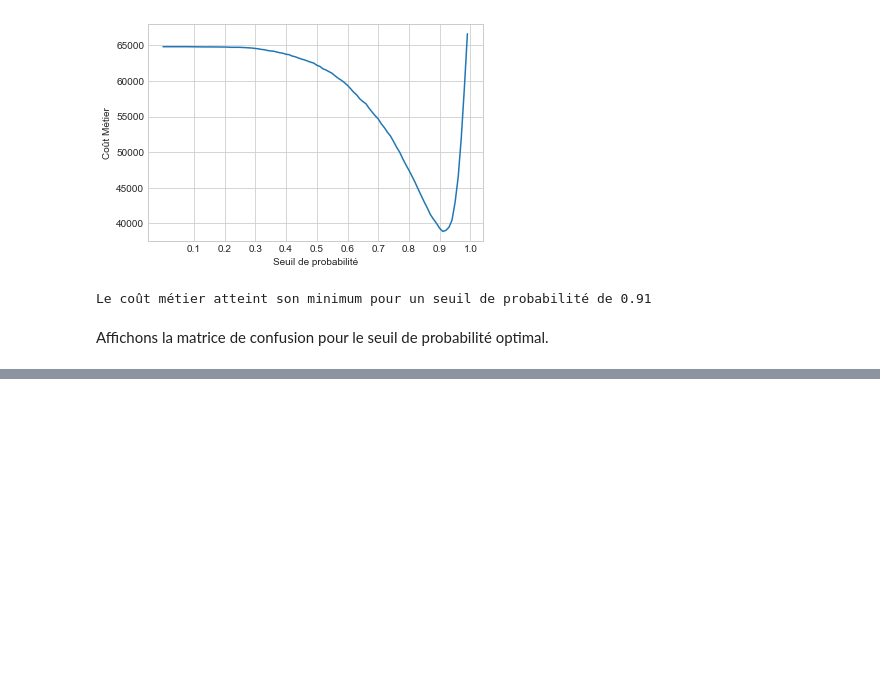
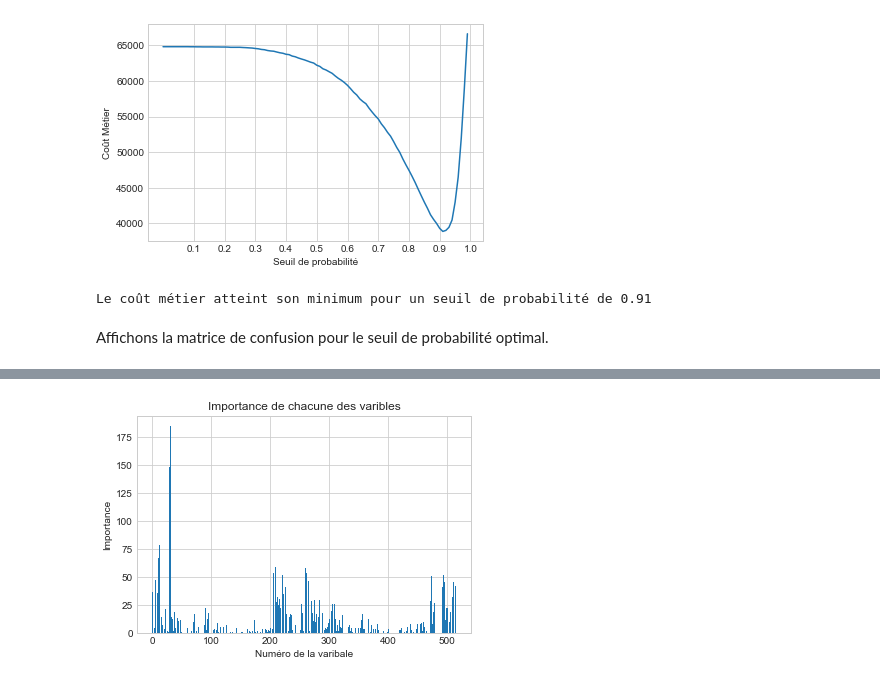
Before and after one commit to charlottemllt/Implementation-d-un-modele-de-scoring, a Jupyter notebook: Dossier Code/P7_02_NotebookModelisation.ipynb, the cells around one changed output, grey strips where cells are left out. Drawn from its saved outputs; the diff is of its cells as text; code cells hidden in the pictures; blank space fills up the shorter version.

Commit message:
Ajout des features importance

```diff
--- a/Dossier Code/P7_02_NotebookModelisation.ipynb
+++ b/Dossier Code/P7_02_NotebookModelisation.ipynb
@@ -912,0 +937,13 @@ plt.show()
+# %%
+model = joblib.load('Modèles/LGBM.joblib') #best_model_beta.joblib')
+best_model = model.best_estimator_
+# %%
+feature_importance_df_ = best_model.feature_importances_
+
+plt.bar([x for x in range(len(feature_importance_df_))], feature_importance_df_)
+plt.title('Importance de chacune des varibles')
+plt.xlabel('Numéro de la varibale')
+plt.ylabel('Importance')
+plt.show()
+# %% [output]
+[figure, added]
```
Also changed, not shown: parts of 56 cells of this notebook.
